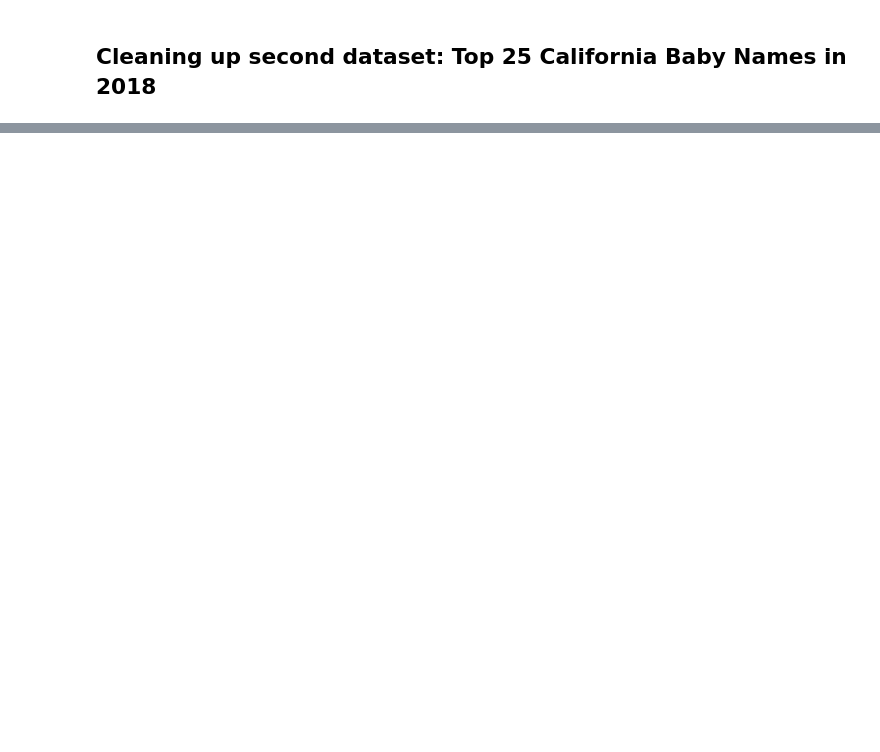
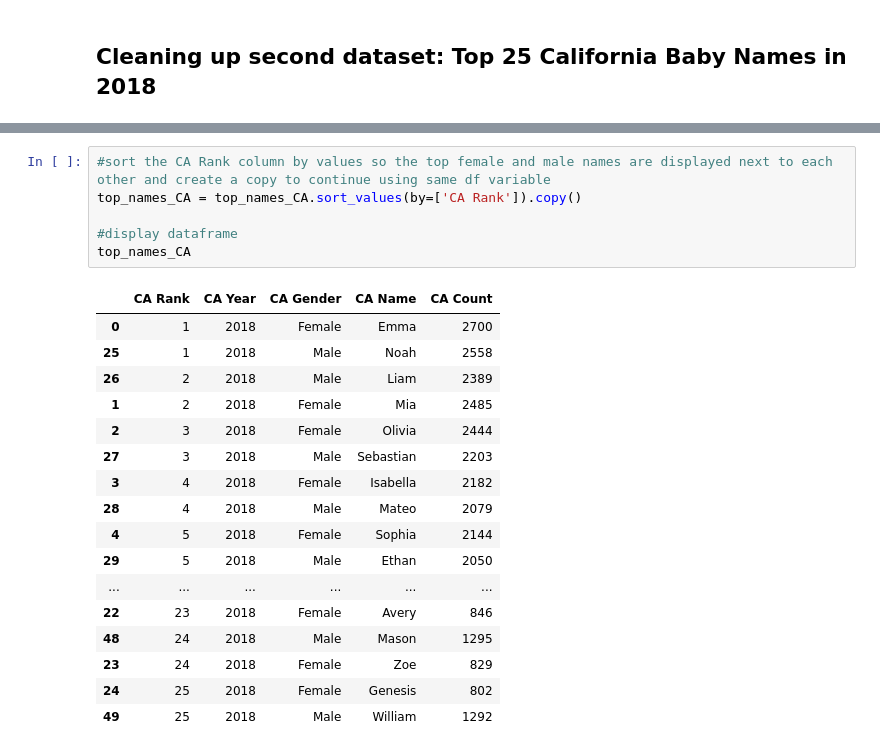
Before and after one commit to teresaflicek/Baby-Names-ETL, a Jupyter notebook: Baby_Names.ipynb, the cells around one changed output, grey strips where cells are left out. Cells and saved outputs as stored; diff of their text form; blank space fills up the shorter version.

```diff
--- a/Baby_Names.ipynb
+++ b/Baby_Names.ipynb
@@ -110,0 +133,24 @@ names_201
+# %%
+#sort the CA Rank column by values so the top female and male names are displayed next to each other and create a copy to continue using same df variable
+top_names_CA = top_names_CA.sort_values(by=['CA Rank']).copy()
+
+#display dataframe
+top_names_CA
+# %% [output]
+|  | CA Rank | CA Year | CA Gender | CA Name | CA Count |
+| 0 | 1 | 2018 | Female | Emma | 2700 |
+| 25 | 1 | 2018 | Male | Noah | 2558 |
+| 26 | 2 | 2018 | Male | Liam | 2389 |
+| 1 | 2 | 2018 | Female | Mia | 2485 |
+| 2 | 3 | 2018 | Female | Olivia | 2444 |
+| 27 | 3 | 2018 | Male | Sebastian | 2203 |
+| 3 | 4 | 2018 | Female | Isabella | 2182 |
+| 28 | 4 | 2018 | Male | Mateo | 2079 |
+| 4 | 5 | 2018 | Female | Sophia | 2144 |
+| 29 | 5 | 2018 | Male | Ethan | 2050 |
+| ... | ... | ... | ... | ... | ... |
+| 22 | 23 | 2018 | Female | Avery | 846 |
+| 48 | 24 | 2018 | Male | Mason | 1295 |
+| 23 | 24 | 2018 | Female | Zoe | 829 |
+| 24 | 25 | 2018 | Female | Genesis | 802 |
+| 49 | 25 | 2018 | Male | William | 1292 |
```
Also changed, not shown: parts of 8 cells of this notebook.
